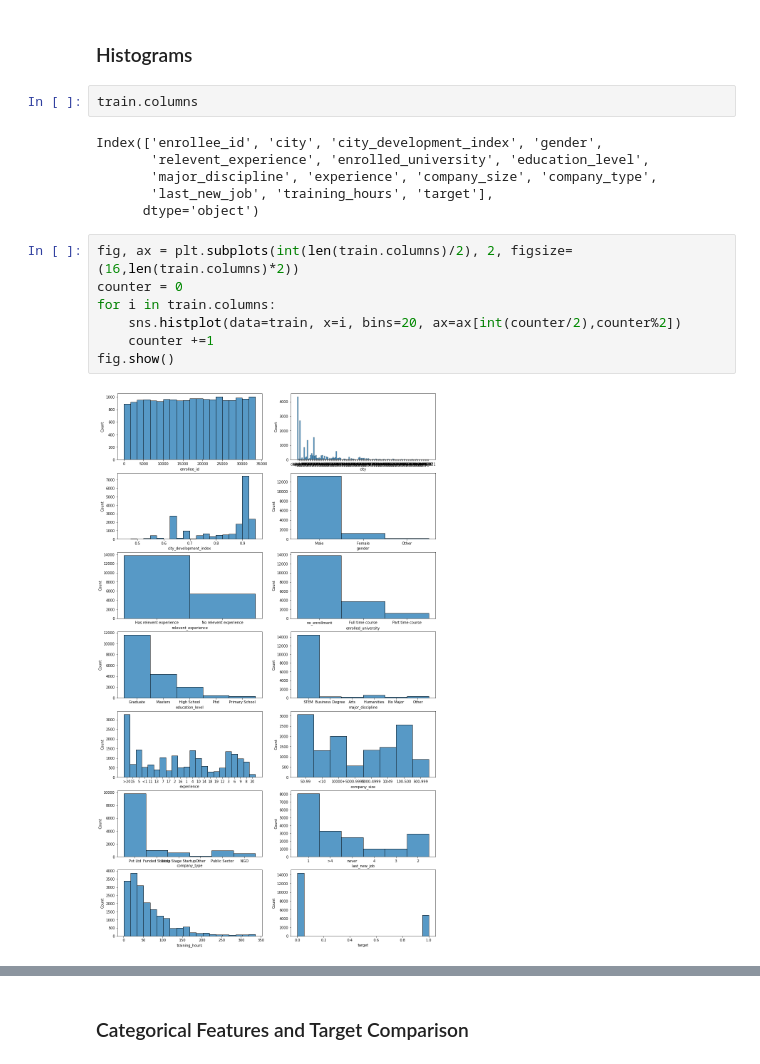
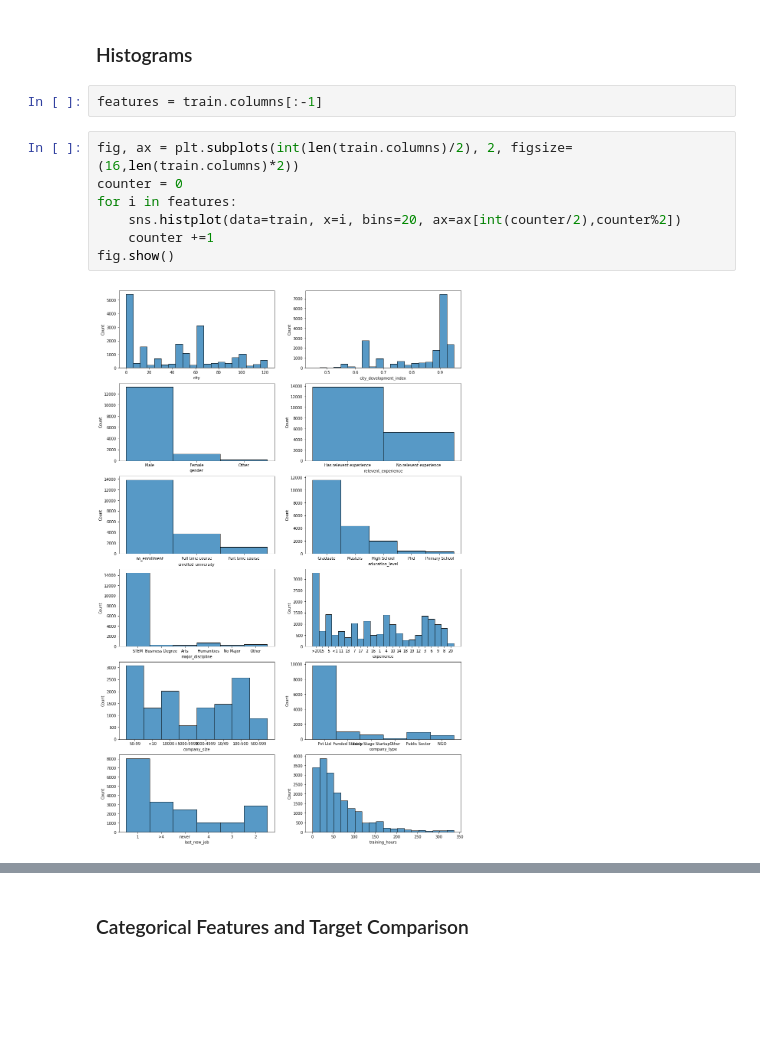
Before and after one commit to AhmetSelimPehlivan/HR-Analytics, a Jupyter notebook: project.ipynb, the cells around one changed output, grey strips where cells are left out. Drawn from its saved outputs; the diff is of its cells as text; blank space fills up the shorter version.

```diff
--- a/project.ipynb
+++ b/project.ipynb
@@ -47,22 +27,16 @@ memory usage: 2.0+ MB
 # %% [markdown]
 ### Histograms
-# %%
-train.columns
-# %% [output]
-Index(['enrollee_id', 'city', 'city_development_index', 'gender',
-       'relevent_experience', 'enrolled_university', 'education_level',
-       'major_discipline', 'experience', 'company_size', 'company_type',
-       'last_new_job', 'training_hours', 'target'],
-      dtype='object')
+# %%
+features = train.columns[:-1]
 # %%
 fig, ax = plt.subplots(int(len(train.columns)/2), 2, figsize=(16,len(train.columns)*2))
 counter = 0
-for i in train.columns:
+for i in features:
     sns.histplot(data=train, x=i, bins=20, ax=ax[int(counter/2),counter%2])
     counter +=1
 fig.show()
 # %% [output]
-[figure, old version]
+[figure, new version]
 # %%
 sns.histplot(data=train, x='city_development_index', bins=20)
 # %% [output]
```
Also changed, not shown: parts of 60 cells of this notebook, 22 other files.
